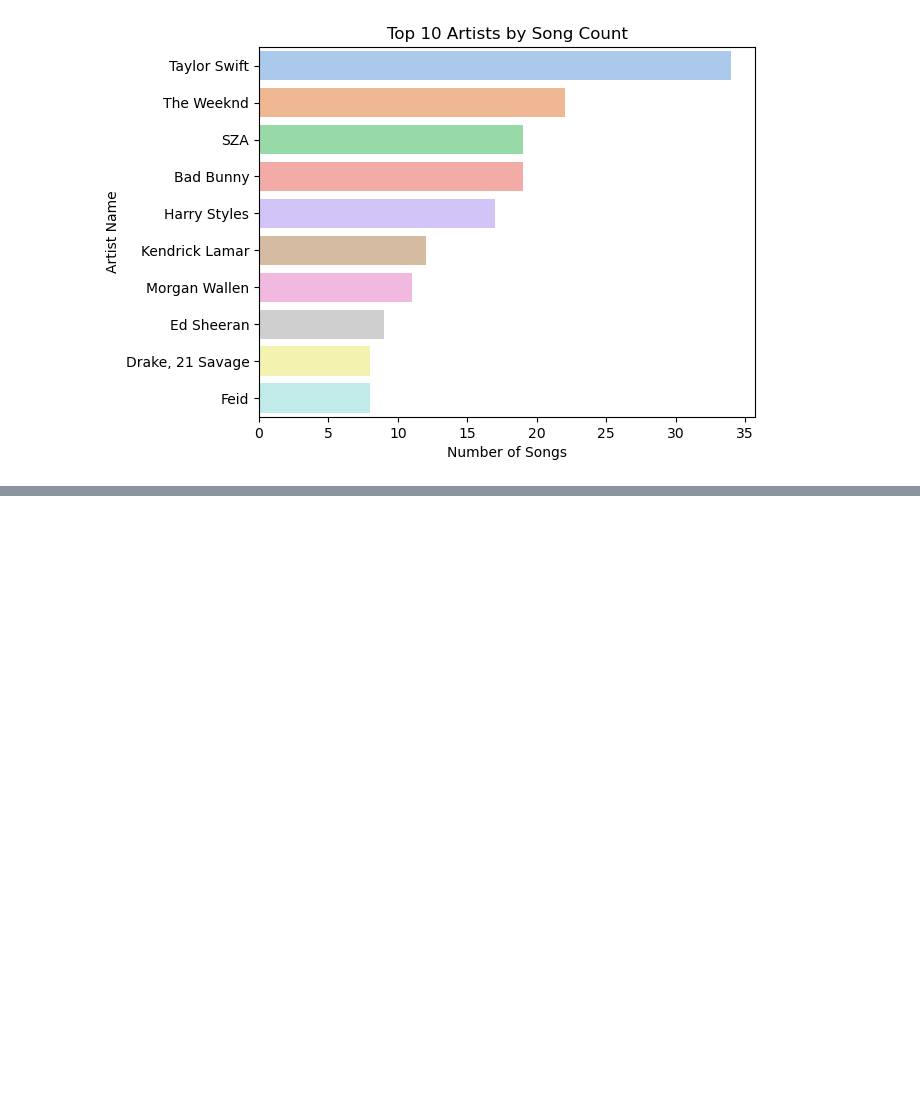
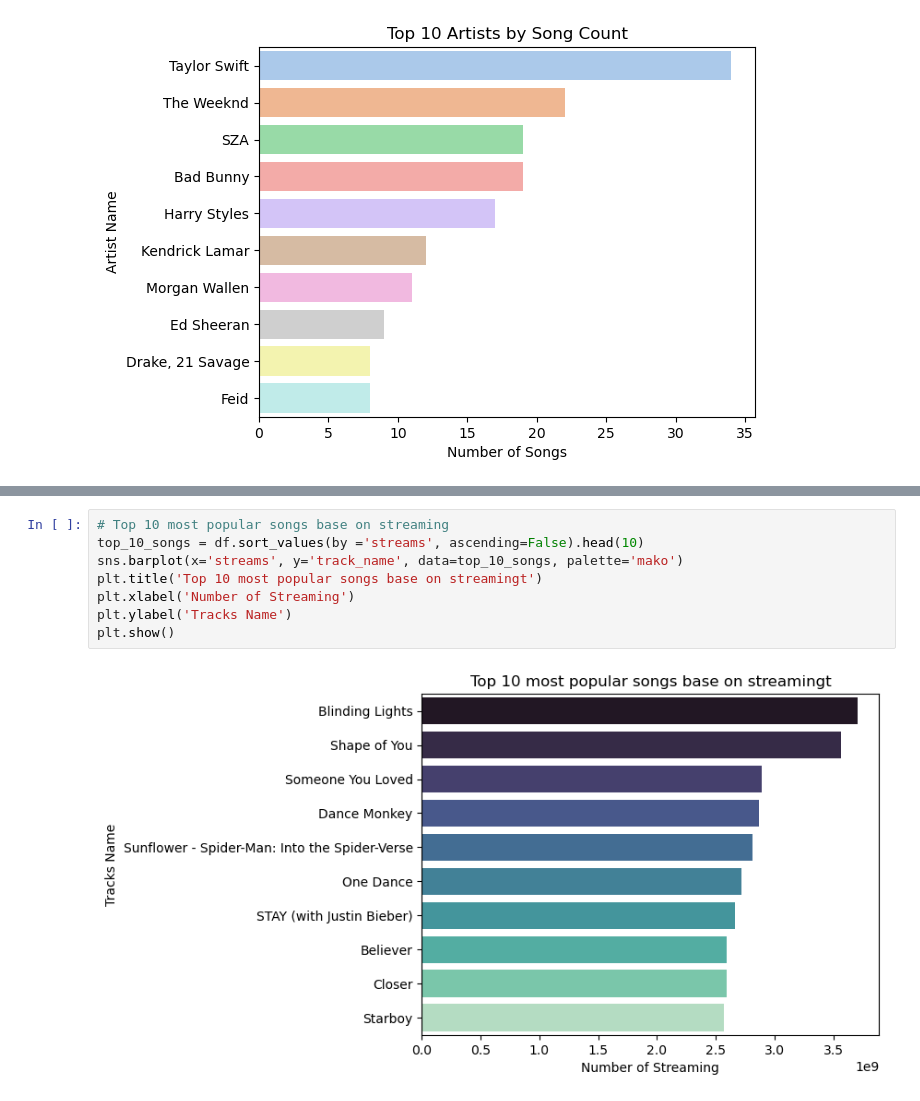
Before and after one commit to ngocmaj/PTDL, a Jupyter notebook: spotify.ipynb, the cells around one changed output, grey strips where cells are left out. Saved outputs shown, nothing was run; the diff lists cells and outputs as text; blank space fills up the shorter version.

```diff
--- a/spotify.ipynb
+++ b/spotify.ipynb
@@ -283,0 +295,10 @@ top_10_songs
+# %%
+# Top 10 most popular songs base on streaming
+top_10_songs = df.sort_values(by ='streams', ascending=False).head(10)
+sns.barplot(x='streams', y='track_name', data=top_10_songs, palette='mako')
+plt.title('Top 10 most popular songs base on streamingt')
+plt.xlabel('Number of Streaming')
+plt.ylabel('Tracks Name')
+plt.show()
+# %% [output]
+[figure, added]
```
Also changed, not shown: parts of 13 cells of this notebook, 1 other file.
